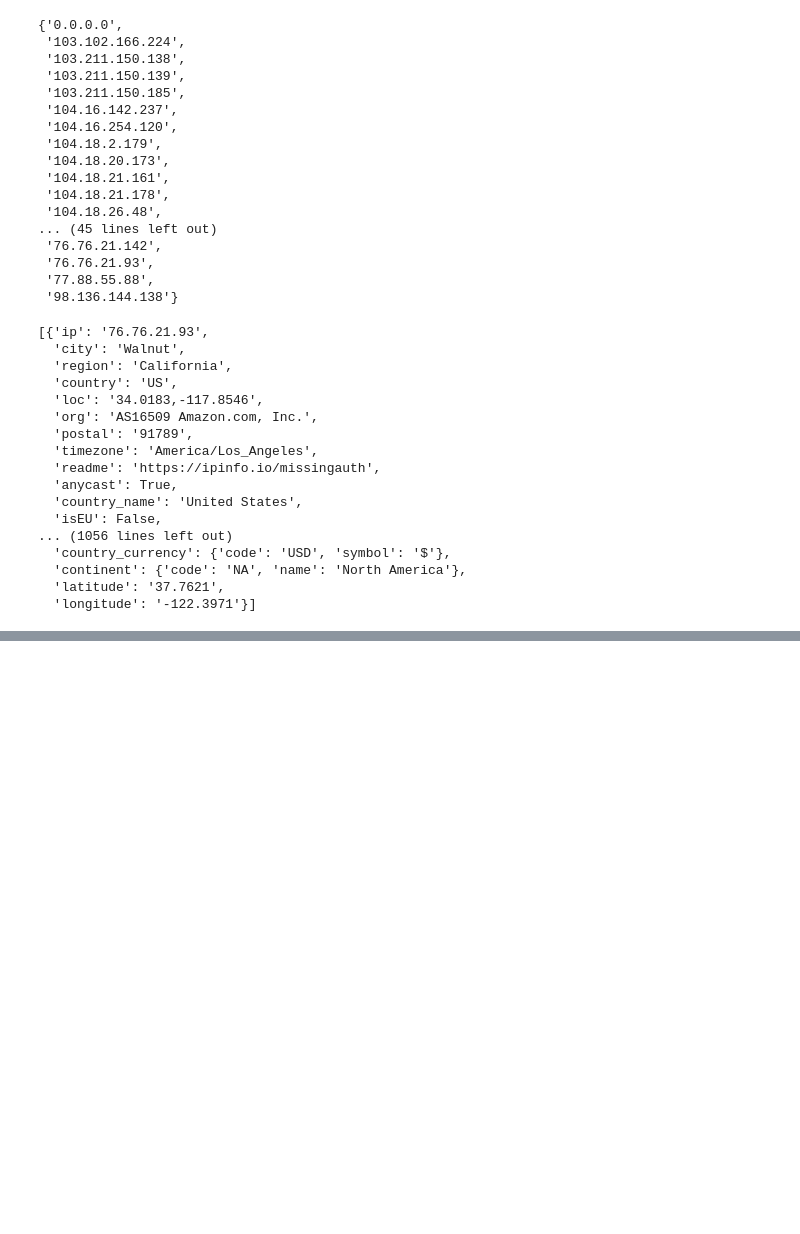
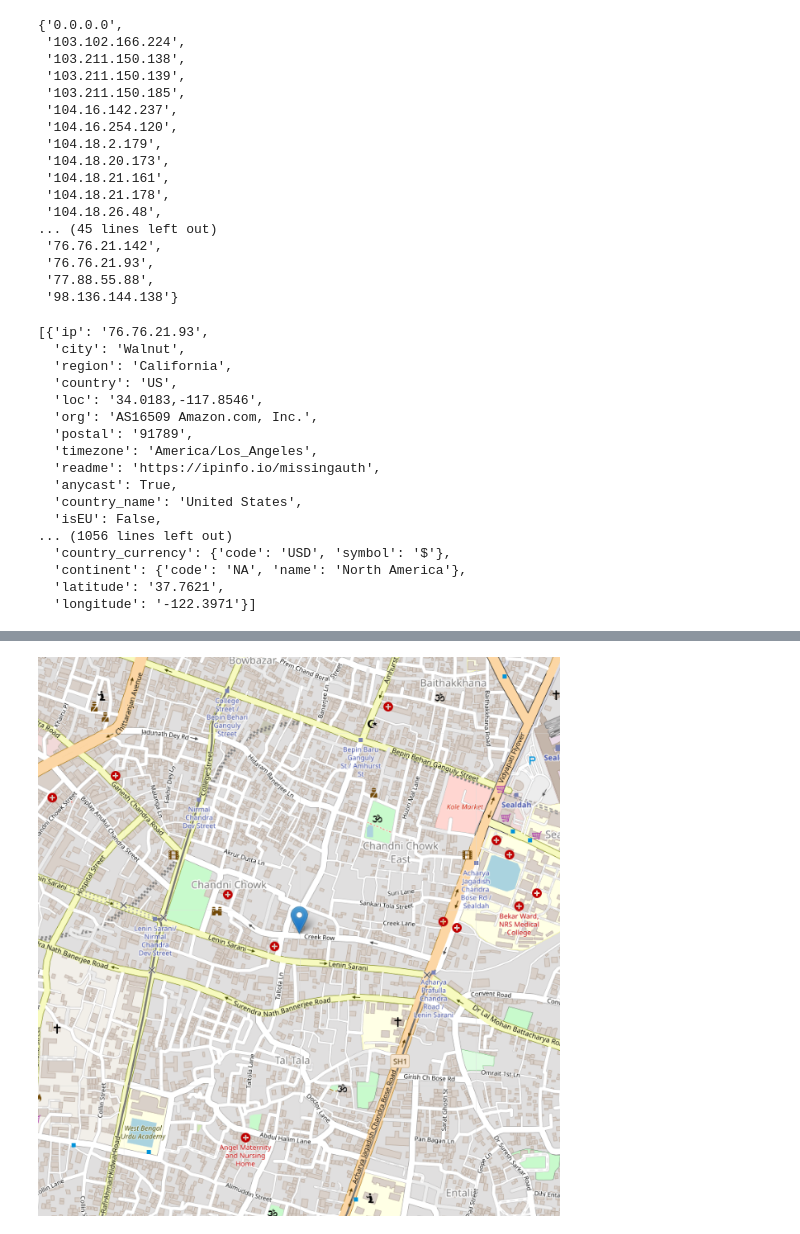
Before and after one commit to ujjwal-basnet/server-location-visualization, a Jupyter notebook: server_location.ipynb, the cells around one changed output, grey strips where cells are left out. Cells and saved outputs as stored; diff of their text form; code cells hidden in the pictures; blank space fills up the shorter version.

```diff
--- a/server_location.ipynb
+++ b/server_location.ipynb
@@ -136,0 +168,5 @@ df['longitude'] = pd.to_numeric(df['longitude'])
+# %%
+from IPython.display import Image
+Image('image1.png')
+# %% [output]
+[figure, added]
```
Also changed, not shown: parts of 5 cells of this notebook, 6 other files.
